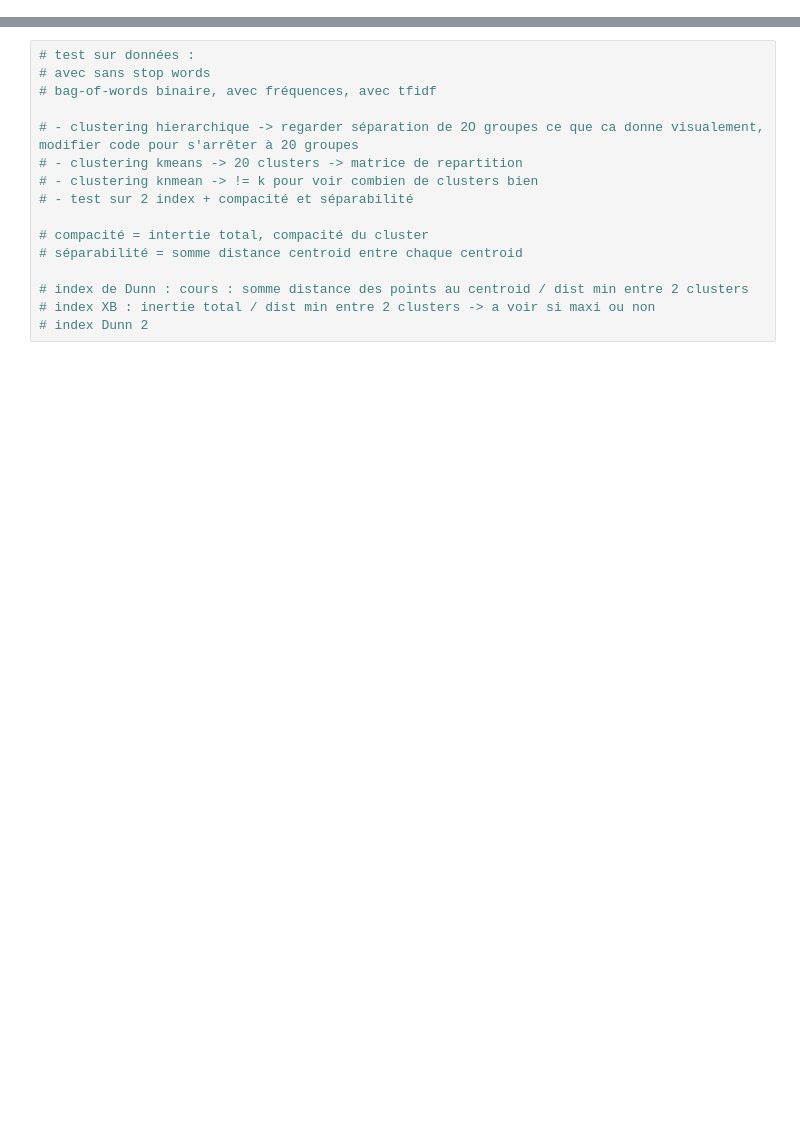
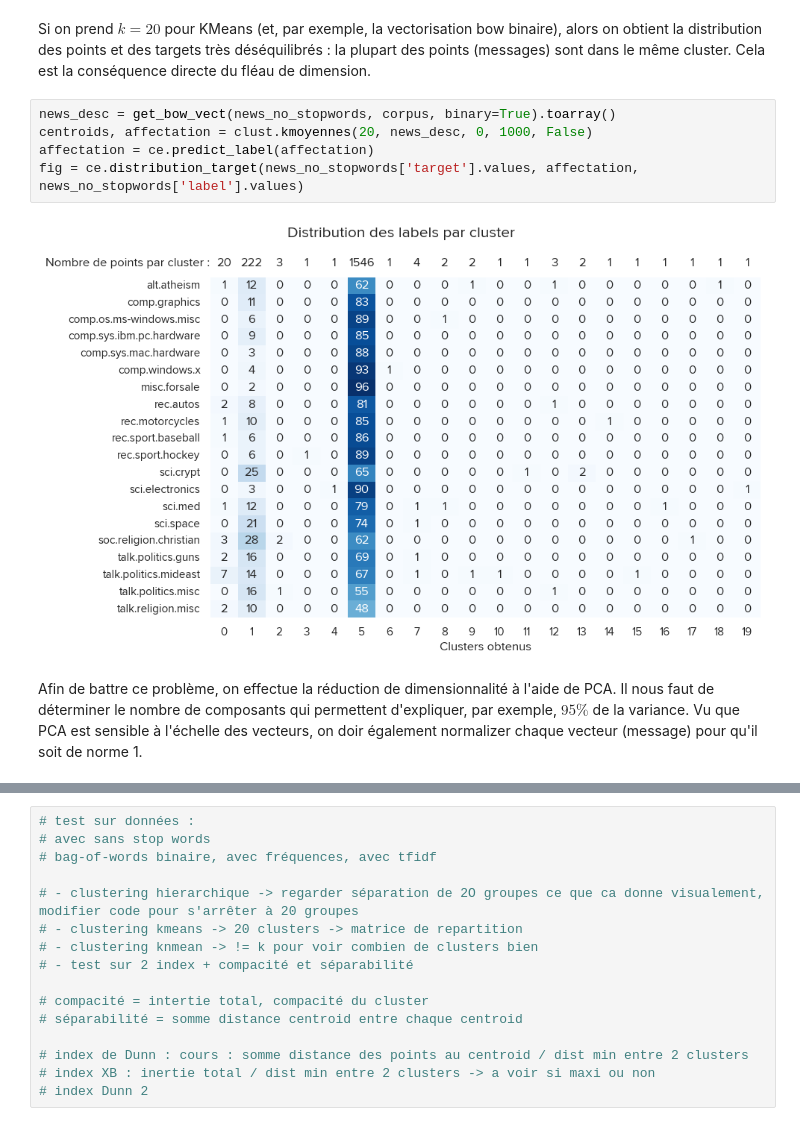
Before and after one commit to BshKatrin/SDD-miniprojet, a Jupyter notebook: miniprojet/unsupervised_no_sw.ipynb, the cells around one changed output, grey strips where cells are left out. Drawn from its saved outputs; the diff is of its cells as text; blank space fills up the shorter version.

```diff
--- a/miniprojet/unsupervised_no_sw.ipynb
+++ b/miniprojet/unsupervised_no_sw.ipynb
@@ -375,0 +94,11 @@ news_no_stopwords
+# %% [markdown]
+Si on prend $k=20$ pour KMeans (et, par exemple, la vectorisation bow binaire), alors on obtient la distribution des points et des targets très déséquilibrés : la plupart des points (messages) sont dans le même cluster. Cela est la conséquence directe du fléau de dimension.
+# %%
+news_desc = get_bow_vect(news_no_stopwords, corpus, binary=True).toarray()
+centroids, affectation = clust.kmoyennes(20, news_desc, 0, 1000, False)
+affectation = ce.predict_label(affectation)
+fig = ce.distribution_target(news_no_stopwords['target'].values, affectation, news_no_stopwords['label'].values)
+# %% [output]
+[figure, added]
+# %% [markdown]
+Afin de battre ce problème, on effectue la réduction de dimensionnalité à l'aide de PCA. Il nous faut de déterminer le nombre de composants qui permettent d'expliquer, par exemple, $95\%$ de la variance. Vu que PCA est sensible à l'échelle des vecteurs, on doir également normalizer chaque vecteur (message) pour qu'il soit de norme 1.
```
Also changed, not shown: parts of 78 cells of this notebook, 10 other files.
